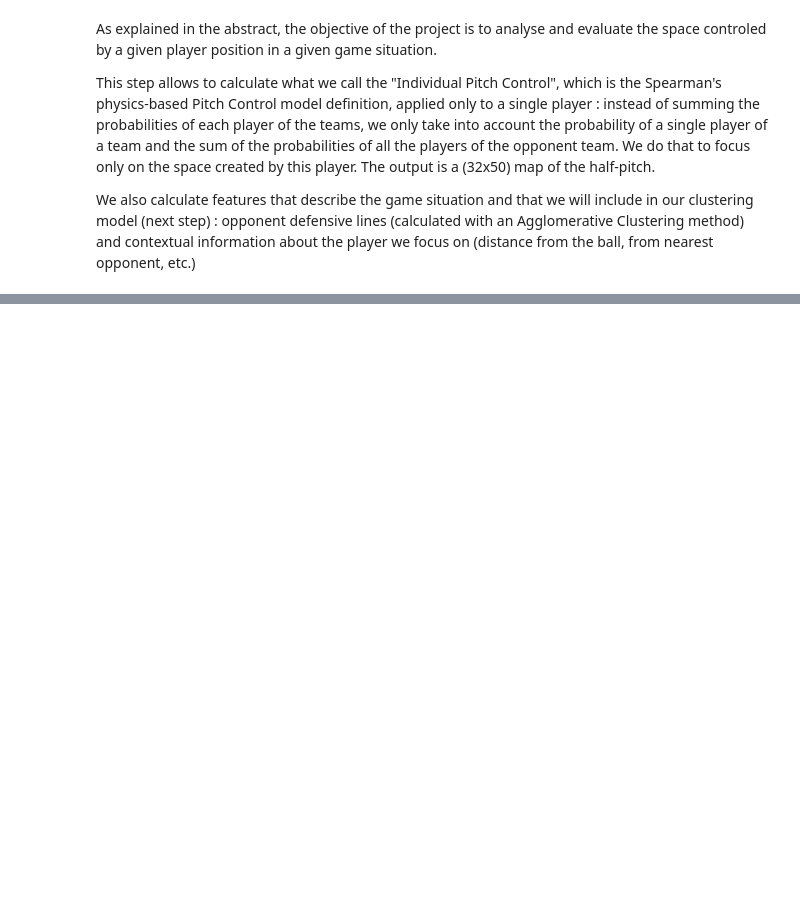
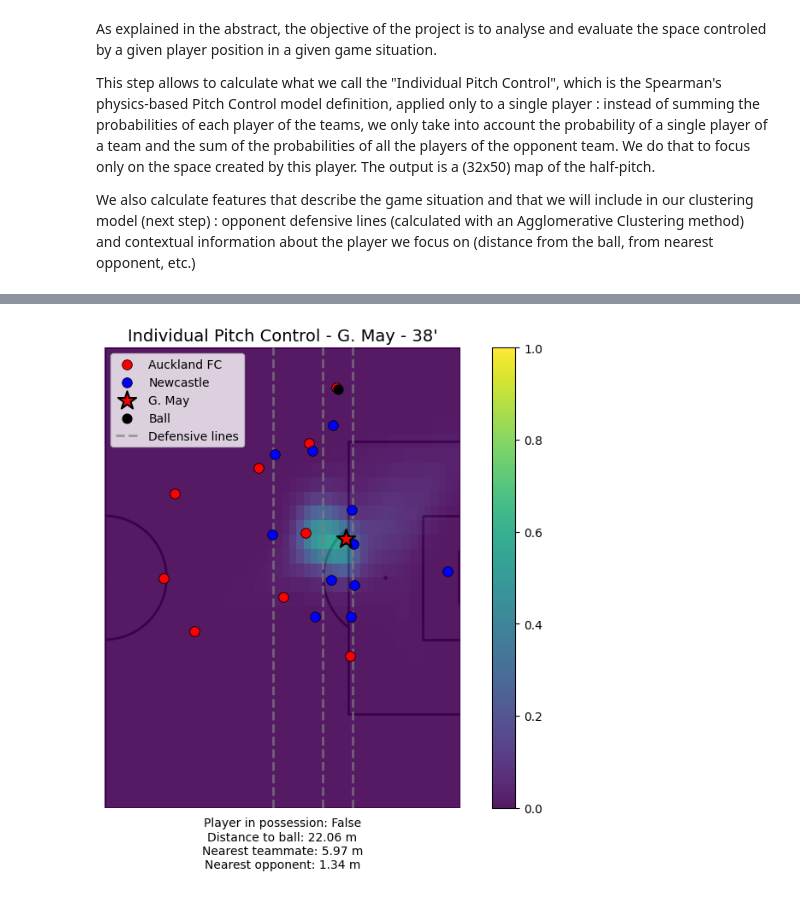
Before and after one commit to TustiWutsi/analytics_cup_research, a Jupyter notebook: submission.ipynb, the cells around one changed output, grey strips where cells are left out. Cells and saved outputs as stored; diff of their text form; code cells hidden in the pictures; blank space fills up the shorter version.

```diff
--- a/submission.ipynb
+++ b/submission.ipynb
@@ -54,16 +54,17 @@ The output is a (32x50) map of the half-pitch.
 
 We also calculate features that describe the game situation and that we will include in our clustering model (next step) : opponent defensive lines (calculated with an Agglomerative Clustering method) and contextual information about the player we focus on (distance from the ball, from nearest opponent, etc.)
 # %%
-player_position = "Center Forward"
+player_position = "center_forward"
 game_situation = ('team_out_of_possession_phase_type','low_block')
 # %%
 # RUN ON A SINGLE MATCH
 
 results = extract_all_for_position_across_match(
-        df=df_processed,
         match_id=1886347,
         player_position=player_position,
         game_situation=game_situation,
+        df=df_processed,
+        sample_size=3,
         resolution=1
     )
 # %% [output]
@@ -70,0 +92,7 @@ ValueError: The truth value of a DataFrame is ambiguous. Use a.empty, a.bool(),
+# %%
+plot_half_pitch_individual_pitch_control(
+    df=df_processed,
+    frame_results=results[0]
+)
+# %% [output]
+[figure, added]
```
Also changed, not shown: parts of 5 cells of this notebook, 9 other files.
